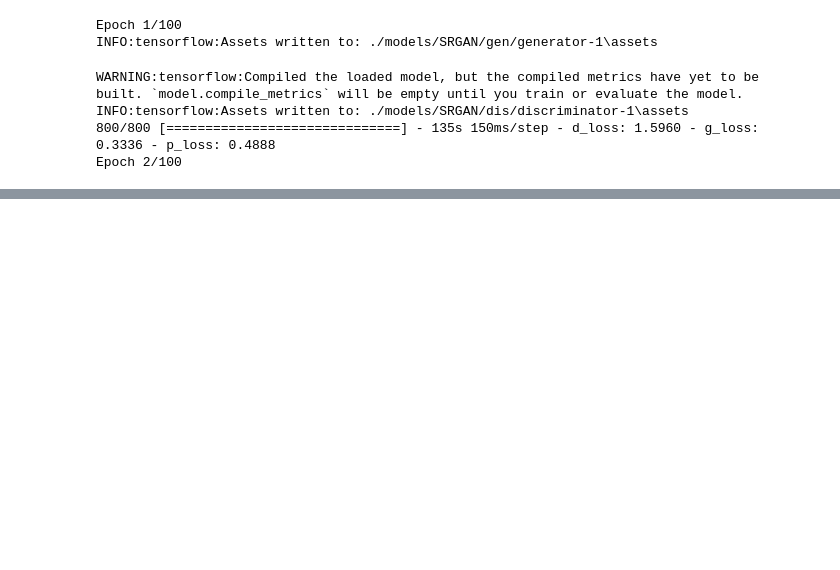
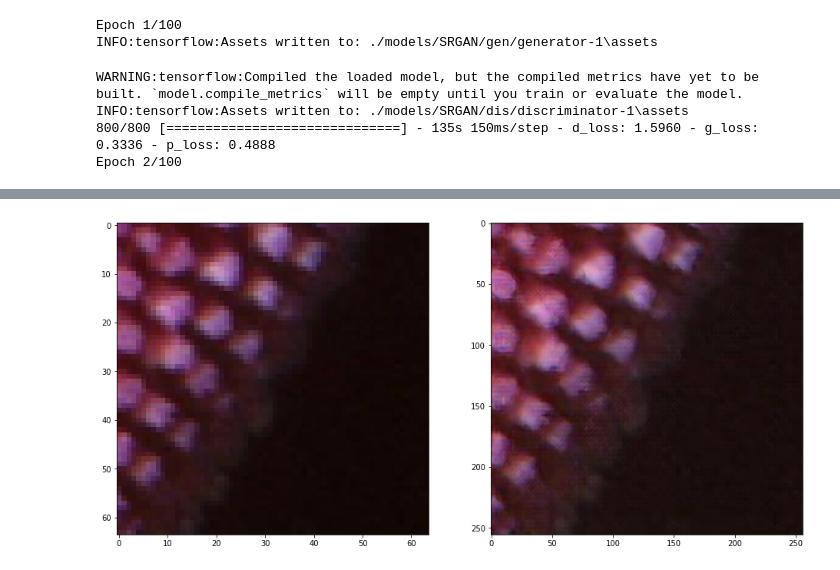
Before and after one commit to vedant-jumle/Gen_ML_sem_4, a Jupyter notebook: SRGAN.ipynb, the cells around one changed output, grey strips where cells are left out. Saved outputs shown, nothing was run; the diff lists cells and outputs as text; code cells hidden in the pictures; blank space fills up the shorter version.

```diff
--- a/SRGAN.ipynb
+++ b/SRGAN.ipynb
@@ -295,0 +401,10 @@ Clipping input data to the valid range for imshow with RGB data ([0..1] for floa
+# %%
+windows = []
+
+test, dim_ratio = load_image(file_path)
+
+test = test[0]
+
+for x in range(0, test.shape[0], 64):
+    for y in range(0, test.shape[1], 64):
+        windows.append(np.expand_dims(test[x:x+64, y:y+64, :], axis=0))
@@ -295,0 +431,8 @@ Clipping input data to the valid range for imshow with RGB data ([0..1] for floa
+# %%
+def upscale(img):
+    _output = model(img)[0]
+
+    # clip values between 0 and 1
+    _output = np.clip(_output, 0, 1)
+
+    return _output
@@ -295,0 +451,13 @@ Clipping input data to the valid range for imshow with RGB data ([0..1] for floa
+# %%
+plt.rcParams["figure.figsize"] = (16, 16)
+# %%
+hr = upscale(np.expand_dims(windows[499], axis=0))
+# hr = unpack(hr, dim_ratio)
+temp = unpack(test[0], dim_ratio)
+plt.subplot(1, 2, 1)
+plt.imshow(windows[499])
+plt.subplot(1, 2, 2)
+plt.imshow(hr)
+plt.show()
+# %% [output]
+[figure, added]
```
Also changed, not shown: parts of 27 cells of this notebook, 8 other files.
